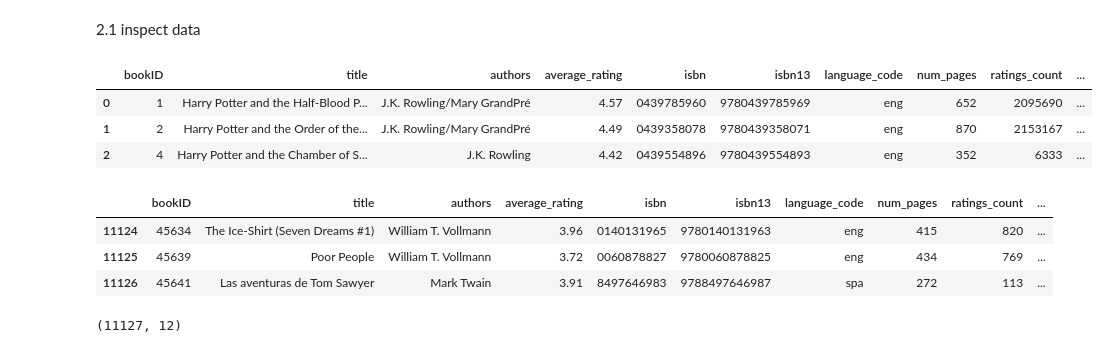
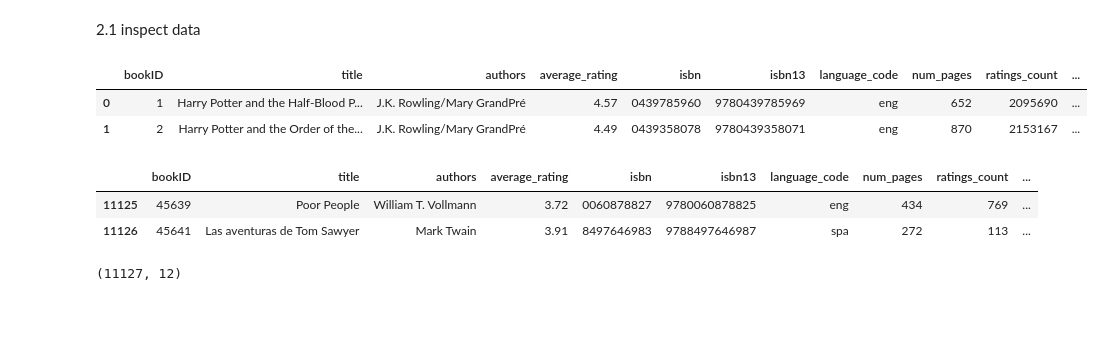
Before and after one commit to phenixMaster/books_rating_project_python_main, a Jupyter notebook: Python_labs_project.ipynb, the cells around one changed output. Drawn from its saved outputs; the diff is of its cells as text; code cells hidden in the pictures; blank space fills up the shorter version.

```diff
--- a/Python_labs_project.ipynb
+++ b/Python_labs_project.ipynb
@@ -52,17 +51,15 @@ df = pd.read_csv("books.csv")
 # %% [markdown]
 2.1  inspect data
 # %%
-df.head(3)
+df.head(2)
 # %% [output]
 |  | bookID | title | authors | average_rating | isbn | isbn13 | language_code | num_pages | ratings_count | ... |
 | 0 | 1 | Harry Potter and the Half-Blood P... | J.K. Rowling/Mary GrandPré | 4.57 | 0439785960 | 9780439785969 | eng | 652 | 2095690 | ... |
 | 1 | 2 | Harry Potter and the Order of the... | J.K. Rowling/Mary GrandPré | 4.49 | 0439358078 | 9780439358071 | eng | 870 | 2153167 | ... |
-| 2 | 4 | Harry Potter and the Chamber of S... | J.K. Rowling | 4.42 | 0439554896 | 9780439554893 | eng | 352 | 6333 | ... |
 # %%
-df.tail(3)
+df.tail(2)
 # %% [output]
 |  | bookID | title | authors | average_rating | isbn | isbn13 | language_code | num_pages | ratings_count | ... |
-| 11124 | 45634 | The Ice-Shirt (Seven Dreams #1) | William T. Vollmann | 3.96 | 0140131965 | 9780140131963 | eng | 415 | 820 | ... |
 | 11125 | 45639 | Poor People | William T. Vollmann | 3.72 | 0060878827 | 9780060878825 | eng | 434 | 769 | ... |
 | 11126 | 45641 | Las aventuras de Tom Sawyer | Mark Twain | 3.91 | 8497646983 | 9788497646987 | spa | 272 | 113 | ... |
 # %%
```
Also changed, not shown: parts of 56 cells of this notebook.
